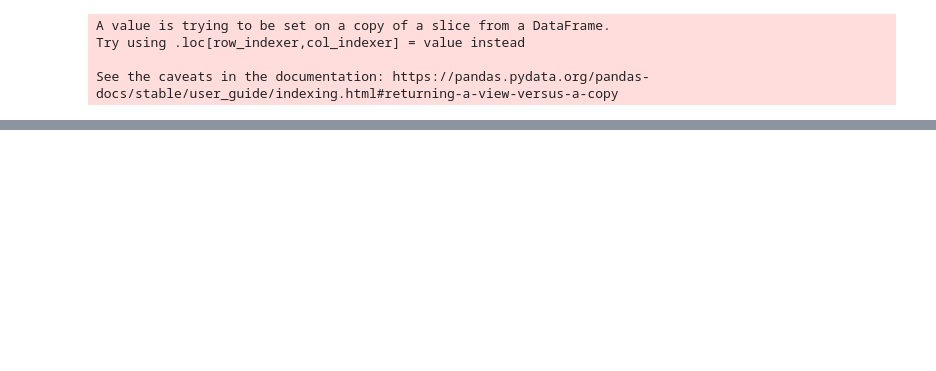
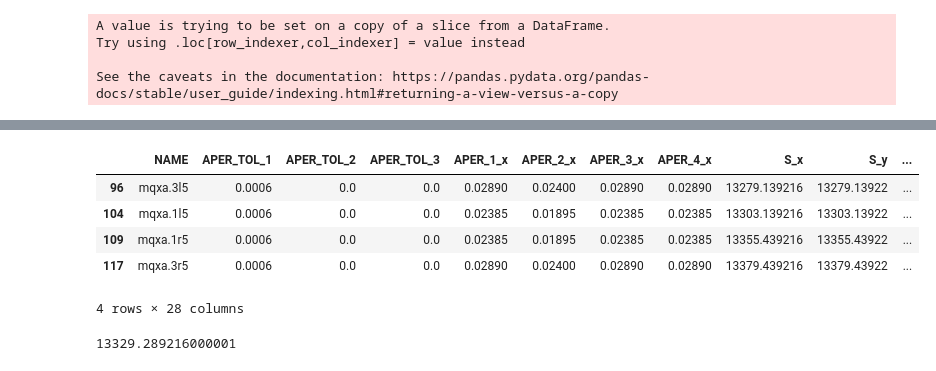
Before and after one commit to maorwat/aperture_measurements, a Jupyter notebook: notebooks/example.ipynb, the cells around one changed output, grey strips where cells are left out. Cells and saved outputs as stored; diff of their text form; code cells hidden in the pictures; blank space fills up the shorter version.

```diff
--- a/notebooks/example.ipynb
+++ b/notebooks/example.ipynb
@@ -57,0 +48,13 @@ merged[['NAME', 'N1', 'N1x_calculated', 'N1y_calculated']]
+# %%
+merged[merged.NAME.str.contains('mqxa')]
+# %% [output]
+|  | NAME | APER_TOL_1 | APER_TOL_2 | APER_TOL_3 | APER_1_x | APER_2_x | APER_3_x | APER_4_x | S_x | S_y | ... |
+| 96 | mqxa.3l5 | 0.0006 | 0.0 | 0.0 | 0.02890 | 0.02400 | 0.02890 | 0.02890 | 13279.139216 | 13279.13922 | ... |
+| 104 | mqxa.1l5 | 0.0006 | 0.0 | 0.0 | 0.02385 | 0.01895 | 0.02385 | 0.02385 | 13303.139216 | 13303.13922 | ... |
+| 109 | mqxa.1r5 | 0.0006 | 0.0 | 0.0 | 0.02385 | 0.01895 | 0.02385 | 0.02385 | 13355.439216 | 13355.43922 | ... |
+| 117 | mqxa.3r5 | 0.0006 | 0.0 | 0.0 | 0.02890 | 0.02400 | 0.02890 | 0.02890 | 13379.439216 | 13379.43922 | ... |
+4 rows × 28 columns
+# %%
+(13303.139216+13355.439216)/2
+# %% [output]
+13329.289216000001
```
Also changed, not shown: parts of 18 cells of this notebook, 3 other files.
